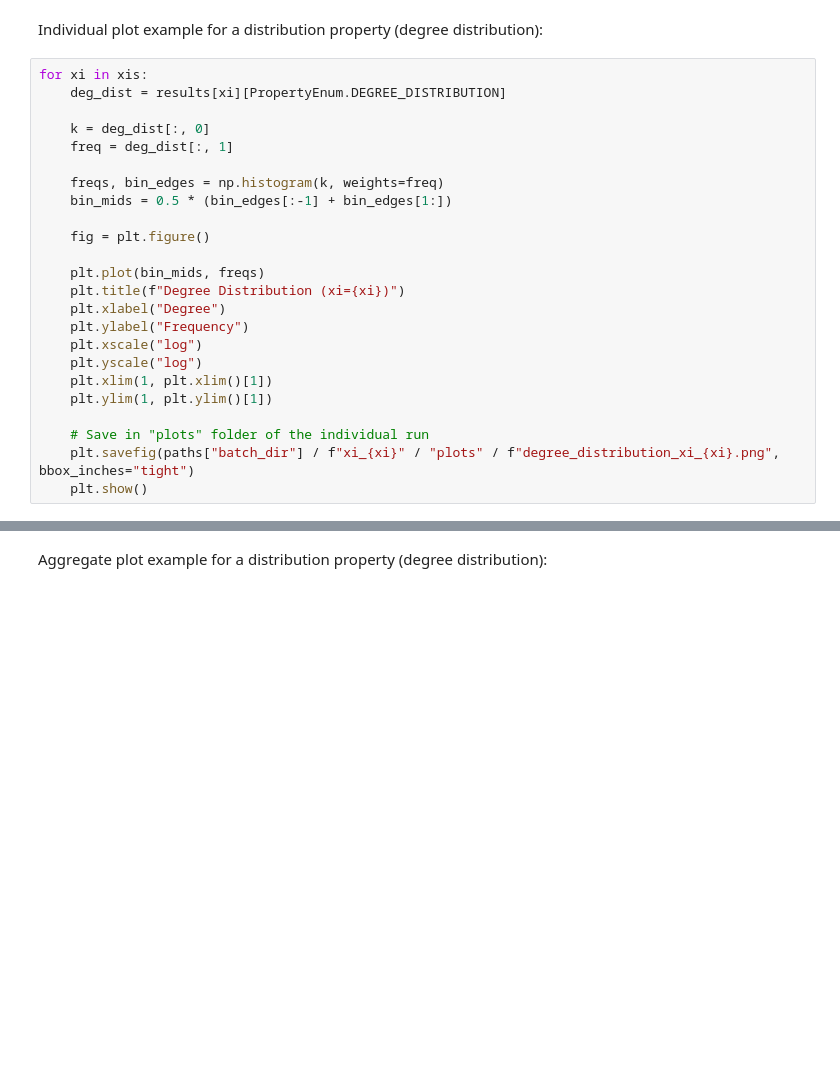
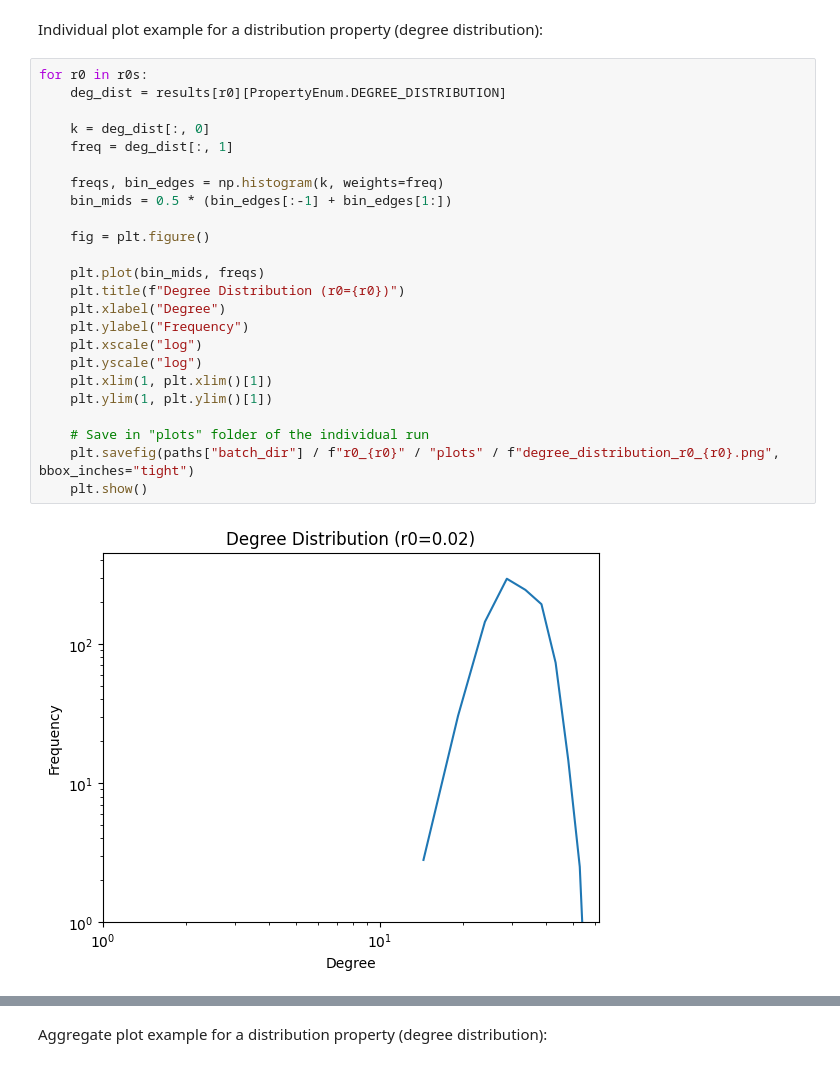
Before and after one commit to IrinaMonaEpure/MARS, a Jupyter notebook: notebooks/batch_experiment.ipynb, the cells around one changed output, grey strips where cells are left out. Cells and saved outputs as stored; diff of their text form; blank space fills up the shorter version.

```diff
--- a/notebooks/batch_experiment.ipynb
+++ b/notebooks/batch_experiment.ipynb
@@ -60,26 +72,28 @@ plt.show()
 # %% [markdown]
 Individual plot example for a distribution property (degree distribution):
 # %%
-for xi in xis:
-    deg_dist = results[xi][PropertyEnum.DEGREE_DISTRIBUTION]
+for r0 in r0s:
+    deg_dist = results[r0][PropertyEnum.DEGREE_DISTRIBUTION]
 
     k = deg_dist[:, 0]
     freq = deg_dist[:, 1]
 
     freqs, bin_edges = np.histogram(k, weights=freq)
     bin_mids = 0.5 * (bin_edges[:-1] + bin_edges[1:])
 
     fig = plt.figure()
 
     plt.plot(bin_mids, freqs)
-    plt.title(f"Degree Distribution (xi={xi})")
+    plt.title(f"Degree Distribution (r0={r0})")
     plt.xlabel("Degree")
     plt.ylabel("Frequency")
     plt.xscale("log")
     plt.yscale("log")
     plt.xlim(1, plt.xlim()[1])
     plt.ylim(1, plt.ylim()[1])
 
     # Save in "plots" folder of the individual run
-    plt.savefig(paths["batch_dir"] / f"xi_{xi}" / "plots" / f"degree_distribution_xi_{xi}.png", bbox_inches="tight")
+    plt.savefig(paths["batch_dir"] / f"r0_{r0}" / "plots" / f"degree_distribution_r0_{r0}.png", bbox_inches="tight")
     plt.show()
+# %% [output]
+[figure, added]
```
Also changed, not shown: parts of 15 cells of this notebook, 1 other file.
